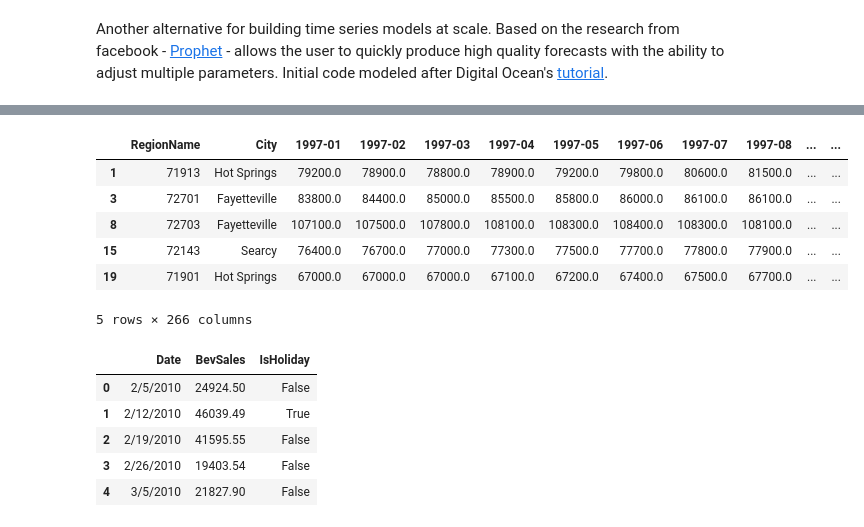
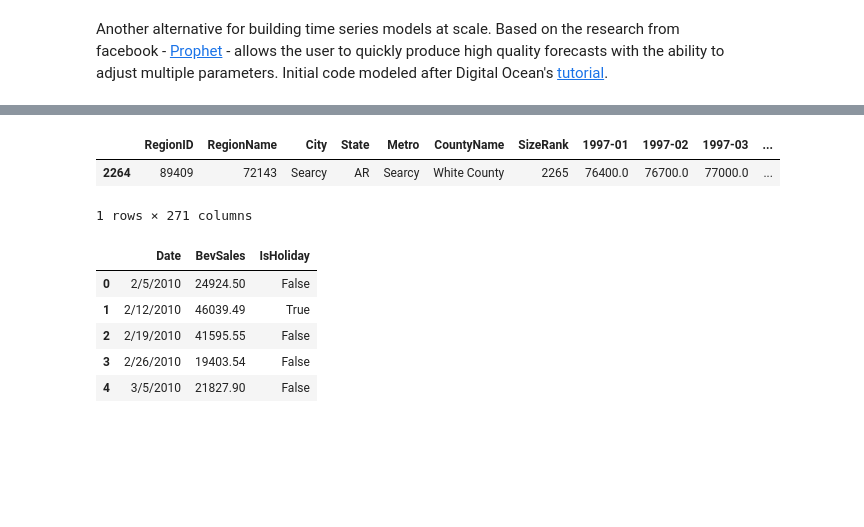
Before and after one commit to jaymahapatra/IST-718-Lab-6, a Jupyter notebook: Lab 6.ipynb, the cells around one changed output, grey strips where cells are left out. Saved outputs shown, nothing was run; the diff lists cells and outputs as text; code cells hidden in the pictures; blank space fills up the shorter version.

```diff
--- a/Lab 6.ipynb
+++ b/Lab 6.ipynb
@@ -34,24 +34,33 @@ plt.style.use('fivethirtyeight')
 # %%
 # OBTAIN
 
-zipcode = pd.read_csv('https://raw.githubusercontent.com/jaymahapatra/IST-718-Lab-6/master/Zip_Zhvi_SingleFamilyResidence.csv', sep=',', error_bad_lines=False, encoding = "ISO-8859-1")
+zipcode1 = pd.read_csv('https://raw.githubusercontent.com/jaymahapatra/IST-718-Lab-6/master/zipcode1.csv', sep=',', error_bad_lines=False, encoding = "ISO-8859-1")
+zipcode2 = pd.read_csv('https://raw.githubusercontent.com/jaymahapatra/IST-718-Lab-6/master/zipcode2.csv', sep=',', error_bad_lines=False, encoding = "ISO-8859-1")
+zipcode=zipcode1.append(zipcode2)
 zipcode.head()
 
 #Drop Columns
-zipcode = zipcode.drop(columns=['RegionID','Metro','State','CountyName','SizeRank'])
+zipcode = zipcode.drop(columns=['1996-04','1996-05','1996-06','1996-07','1996-08','1996-09','1996-10','1996-11','1996-12'])
 zipcode.head()
 
-#Creat Little Rock only Pandas Data frame
+#Create Little Rock/Hot Springs/Fayetteville/Searcy only Pandas Data frame
 ark = (zipcode.loc[zipcode['City'].isin(['Hot Springs','Little Rock','Fayetteville','Searcy'])])
-ark.head()
+ark1 = (ark.loc[ark['State'].isin(['AR'])])
+ark1
+
+
+hot = (ark1.loc[ark1['City'].isin(['Hot Springs'])])
+hot
+lit = (ark1.loc[ark1['City'].isin(['Little Rock'])])
+lit
+fay = (ark1.loc[ark1['City'].isin(['Fayetteville'])])
+fay
+sea = (ark1.loc[ark1['City'].isin(['Searcy'])])
+sea
 # %% [output]
-|  | RegionName | City | 1997-01 | 1997-02 | 1997-03 | 1997-04 | 1997-05 | 1997-06 | 1997-07 | 1997-08 | ... | ... |
-| 1 | 71913 | Hot Springs | 79200.0 | 78900.0 | 78800.0 | 78900.0 | 79200.0 | 79800.0 | 80600.0 | 81500.0 | ... | ... |
-| 3 | 72701 | Fayetteville | 83800.0 | 84400.0 | 85000.0 | 85500.0 | 85800.0 | 86000.0 | 86100.0 | 86100.0 | ... | ... |
-| 8 | 72703 | Fayetteville | 107100.0 | 107500.0 | 107800.0 | 108100.0 | 108300.0 | 108400.0 | 108300.0 | 108100.0 | ... | ... |
-| 15 | 72143 | Searcy | 76400.0 | 76700.0 | 77000.0 | 77300.0 | 77500.0 | 77700.0 | 77800.0 | 77900.0 | ... | ... |
-| 19 | 71901 | Hot Springs | 67000.0 | 67000.0 | 67000.0 | 67100.0 | 67200.0 | 67400.0 | 67500.0 | 67700.0 | ... | ... |
+|  | RegionID | RegionName | City | State | Metro | CountyName | SizeRank | 1997-01 | 1997-02 | 1997-03 | ... |
+| 2264 | 89409 | 72143 | Searcy | AR | Searcy | White County | 2265 | 76400.0 | 76700.0 | 77000.0 | ... |
-5 rows × 266 columns
+1 rows × 271 columns
 # %%
 # SCRUB
 # Rename zip code column for clarity
```
Also changed, not shown: parts of 4 cells of this notebook.
